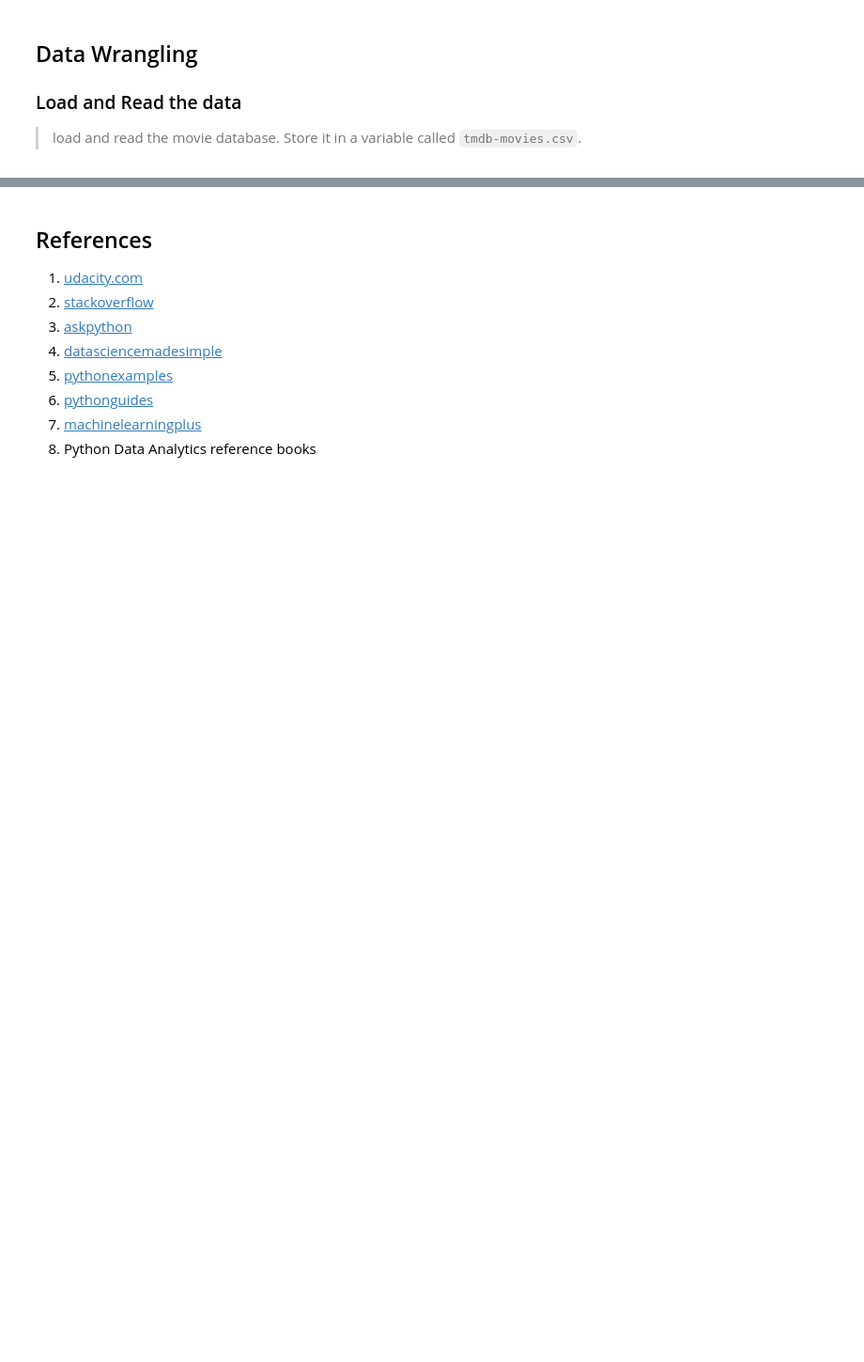
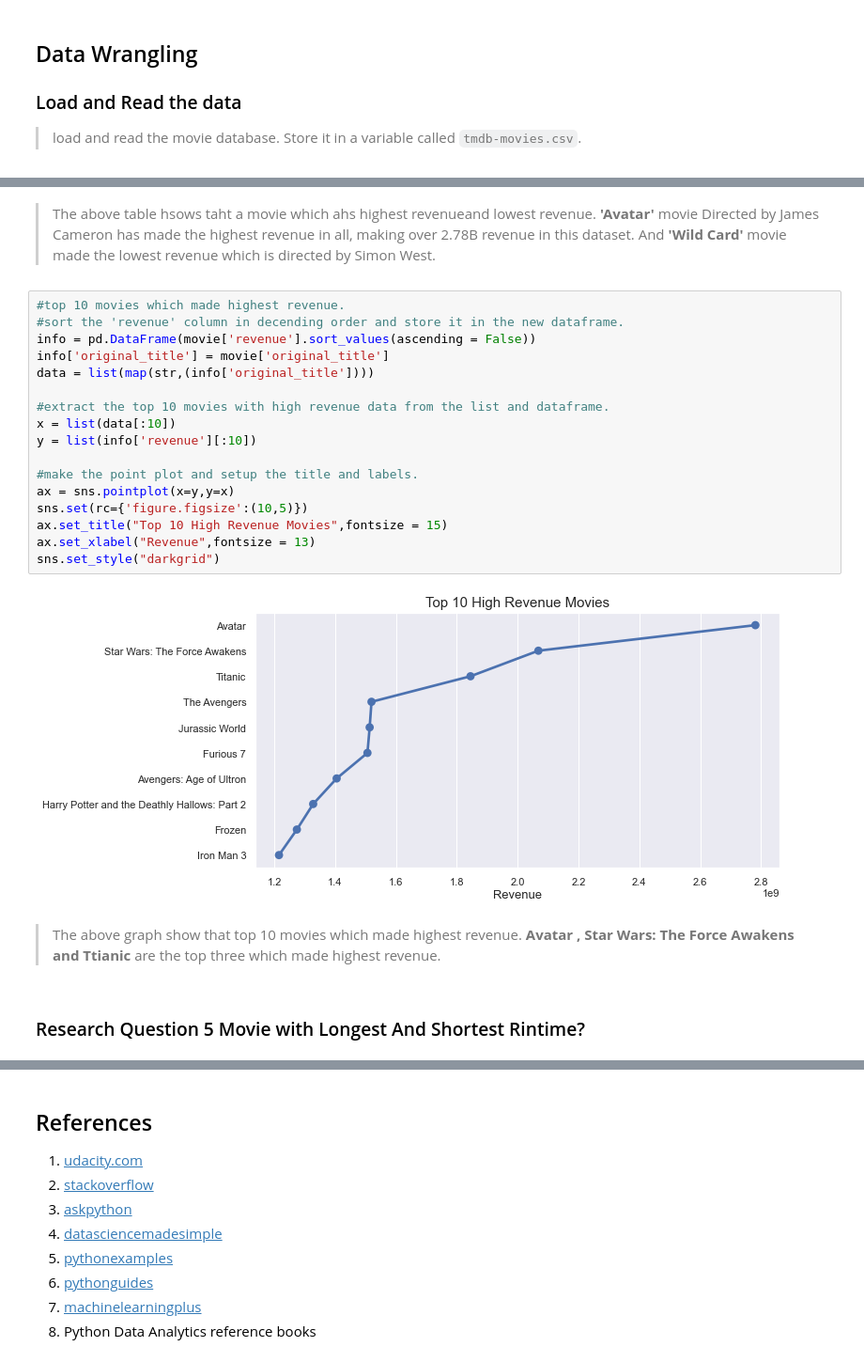
Before and after one commit to NigussieH/MovieDataAnalysis, a Jupyter notebook: MovieDataAnalysis.ipynb, the cells around one changed output, grey strips where cells are left out. Shown at 94% size. Saved outputs shown, nothing was run; the diff lists cells and outputs as text; blank space fills up the shorter version.

```diff
--- a/MovieDataAnalysis.ipynb
+++ b/MovieDataAnalysis.ipynb
@@ -708,0 +382,26 @@ Name: director, dtype: int64
+# %% [markdown]
+
+> The above table hsows taht a movie which ahs highest revenueand lowest revenue.  **'Avatar'** movie Directed by James Cameron has  made the highest revenue in all, making over 2.78B revenue in this dataset. And **'Wild Card'** movie made  the lowest revenue which is  directed by Simon West.
+# %%
+#top 10 movies which made highest revenue.
+#sort the 'revenue' column in decending order and store it in the new dataframe.
+info = pd.DataFrame(movie['revenue'].sort_values(ascending = False))
+info['original_title'] = movie['original_title']
+data = list(map(str,(info['original_title'])))
+
+#extract the top 10 movies with high revenue data from the list and dataframe.
+x = list(data[:10])
+y = list(info['revenue'][:10])
+
+#make the point plot and setup the title and labels.
+ax = sns.pointplot(x=y,y=x)
+sns.set(rc={'figure.figsize':(10,5)})
+ax.set_title("Top 10 High Revenue Movies",fontsize = 15)
+ax.set_xlabel("Revenue",fontsize = 13)
+sns.set_style("darkgrid")
+# %% [output]
+[figure, added]
+# %% [markdown]
+> The above graph show that top 10 movies which made highest revenue. **Avatar , Star Wars: The Force Awakens and Ttianic** are the top three which made  highest revenue.
+# %% [markdown]
+### Research Question 5  Movie with Longest And Shortest Rintime?
```
Also changed, not shown: parts of 171 cells of this notebook, 1 other file.
